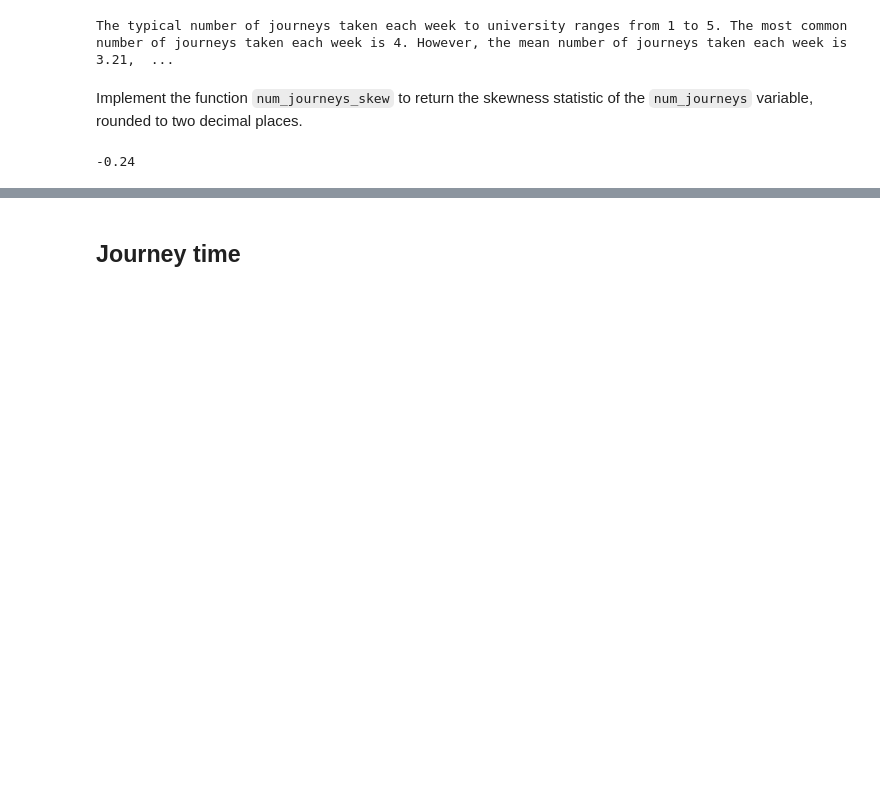
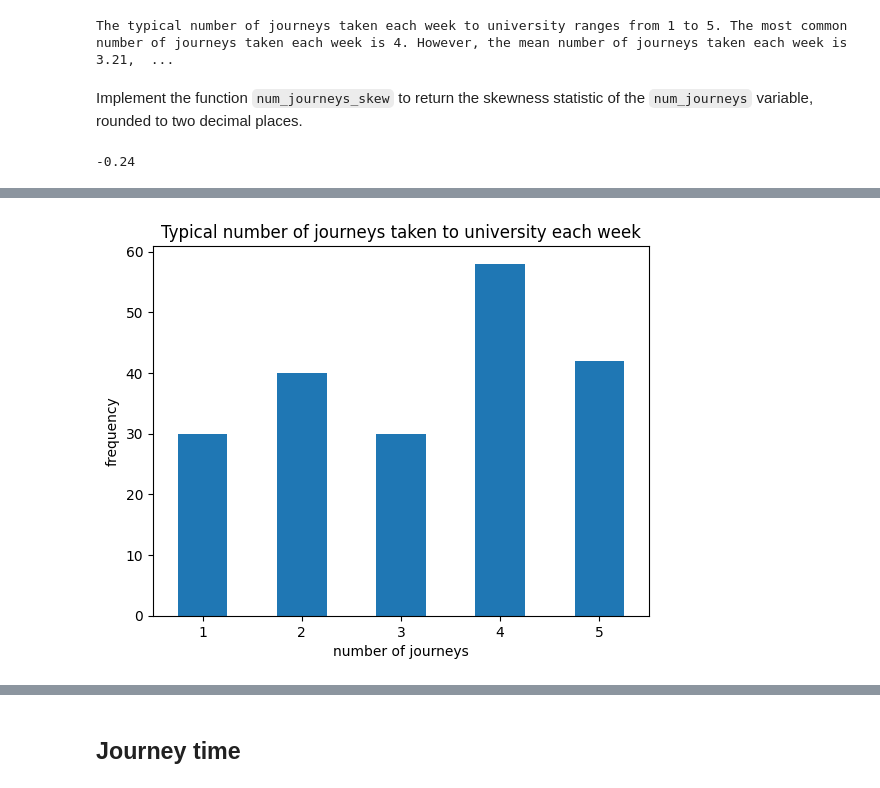
Before and after one commit to carlos-alves-one/Univariate-Descriptive-Statistics, a Jupyter notebook: Descriptive_statistics_1.ipynb, the cells around one changed output, grey strips where cells are left out. Cells and saved outputs as stored; diff of their text form; code cells hidden in the pictures; blank space fills up the shorter version.

Commit message:
Generate a bar chart of the frequency of 'num_journeys' to university each week

```diff
--- a/Descriptive_statistics_1.ipynb
+++ b/Descriptive_statistics_1.ipynb
@@ -382,16 +382,26 @@ We ususally wouldn't define a function to produce a simple plot like this, but w
     - set the y-axis label to: 'frequency'
     - set the title to: 'Typical number of journeys taken to university each week'
 - return the `Axis` object for unit testing
-# %%
-def plot_num_journeys_bar():
-    # ax = ...
-    # YOUR CODE HERE
-    raise NotImplementedError()
-    # Return the Axes object for unit testing.
-    return ax
-
-num_journeys_bar_ax = plot_num_journeys_bar()
-plt.show()
+# %%
+def plot_num_journeys_bar():
+
+    # >> MY CODE HERE:
+
+    # Generate a bar chart of the frequency of 'num_journeys' to university each week, label axes,
+    # add title, and save the figure
+    ax = df['num_journeys'].value_counts().sort_index().plot.bar(rot=0)
+    ax.set_xlabel('number of journeys')
+    ax.set_ylabel('frequency')
+    ax.set_title('Typical number of journeys taken to university each week')
+    ax.figure.savefig('img/num-journeys-bar.png')
+
+    # Return the Axes object for unit testing.
+    return ax
+
+num_journeys_bar_ax = plot_num_journeys_bar()
+plt.show()
+# %% [output]
+[figure, added]
 # %%
 with patch('pandas.Series.value_counts') as mock_value_counts:
     plot_num_journeys_bar()
```
